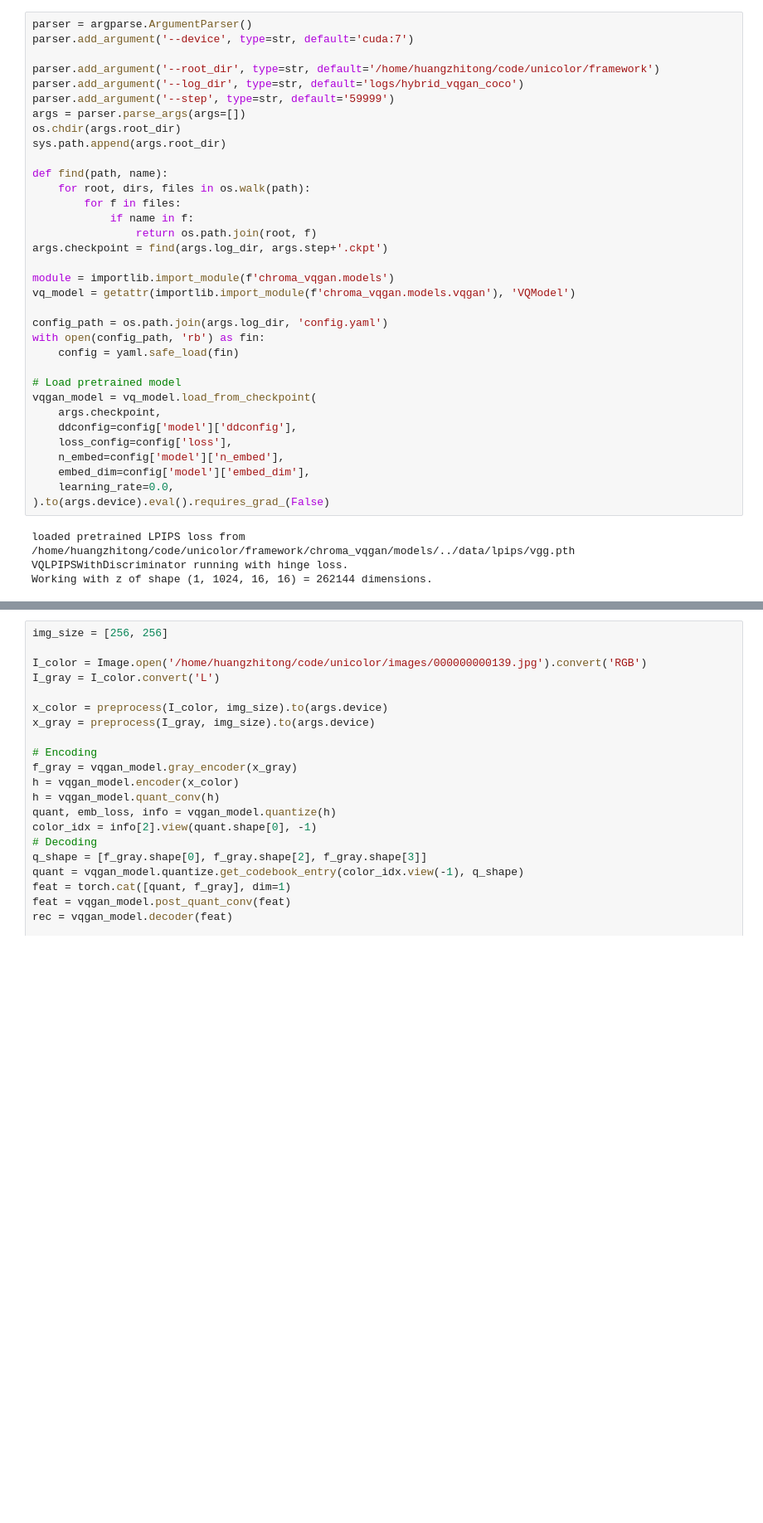
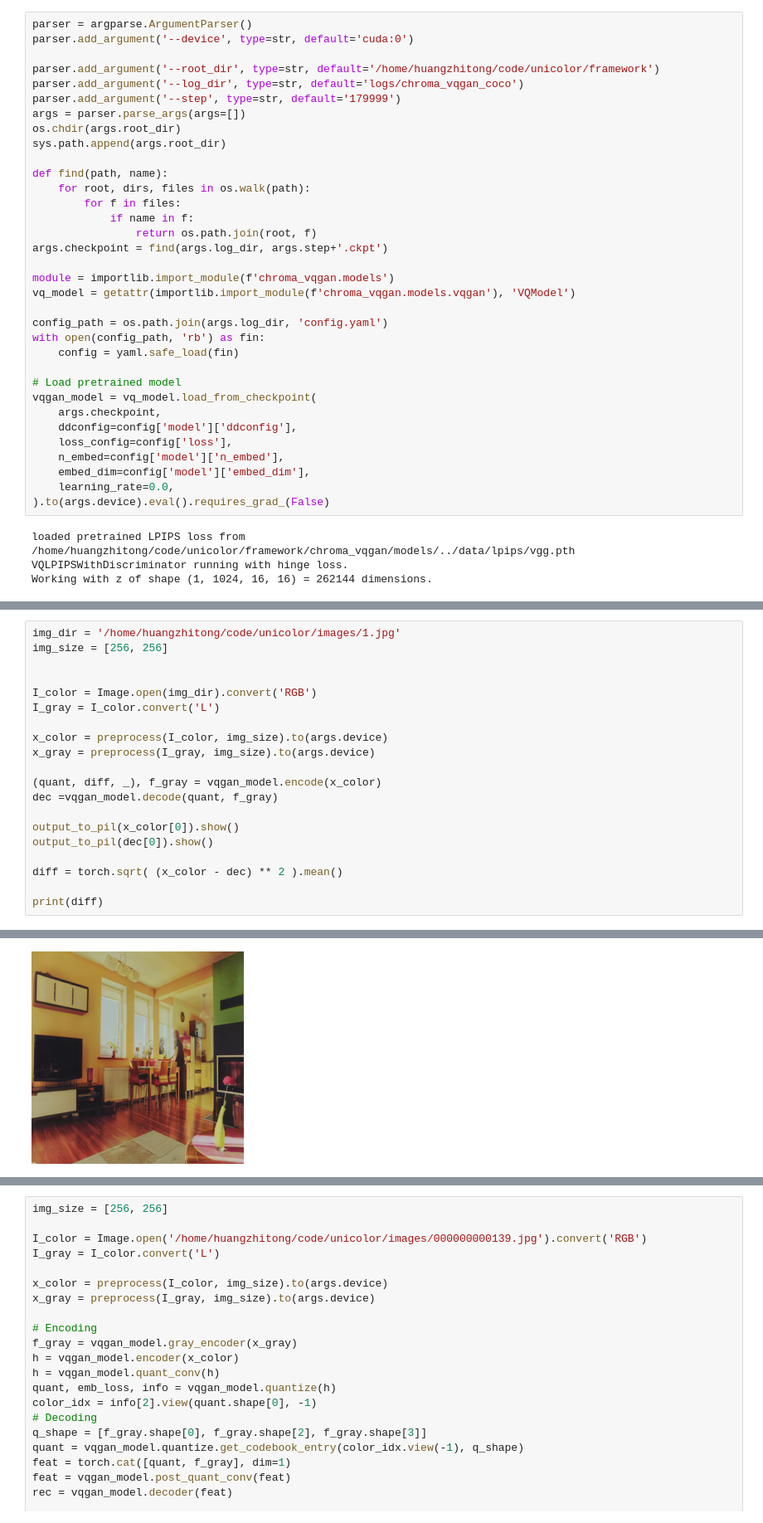
Before and after one commit to luckyhzt/unicolor, a Jupyter notebook: sample/vqgan.ipynb, the cells around one changed output, grey strips where cells are left out. Shown: that part at 83% size. Saved outputs shown, nothing was run; the diff lists cells and outputs as text; blank space fills up the shorter version.

```diff
--- a/sample/vqgan.ipynb
+++ b/sample/vqgan.ipynb
@@ -14,11 +14,11 @@ import torchvision.transforms as T
 from utils_func import *
 # %%
 parser = argparse.ArgumentParser()
-parser.add_argument('--device', type=str, default='cuda:7')
+parser.add_argument('--device', type=str, default='cuda:0')
 
 parser.add_argument('--root_dir', type=str, default='/home/huangzhitong/code/unicolor/framework')
-parser.add_argument('--log_dir', type=str, default='logs/hybrid_vqgan_coco')
-parser.add_argument('--step', type=str, default='59999')
+parser.add_argument('--log_dir', type=str, default='logs/chroma_vqgan_coco')
+parser.add_argument('--step', type=str, default='179999')
 args = parser.parse_args(args=[])
 os.chdir(args.root_dir)
 sys.path.append(args.root_dir)
@@ -90,0 +91,21 @@ tensor([[1491]], device='cuda:0')
+# %%
+img_dir = '/home/huangzhitong/code/unicolor/images/1.jpg'
+img_size = [256, 256]
+
+
+I_color = Image.open(img_dir).convert('RGB')
+I_gray = I_color.convert('L')
+
+x_color = preprocess(I_color, img_size).to(args.device)
+x_gray = preprocess(I_gray, img_size).to(args.device)
+
+(quant, diff, _), f_gray = vqgan_model.encode(x_color)
+dec =vqgan_model.decode(quant, f_gray)
+
+output_to_pil(x_color[0]).show()
+output_to_pil(dec[0]).show()
+
+diff = torch.sqrt( (x_color - dec) ** 2 ).mean()
+
+print(diff)
+# %% [output]
@@ -90,0 +113 @@ tensor([[1491]], device='cuda:0')
+[figure, added]
```
Also changed, not shown: parts of 2 cells of this notebook, 14 other files.
